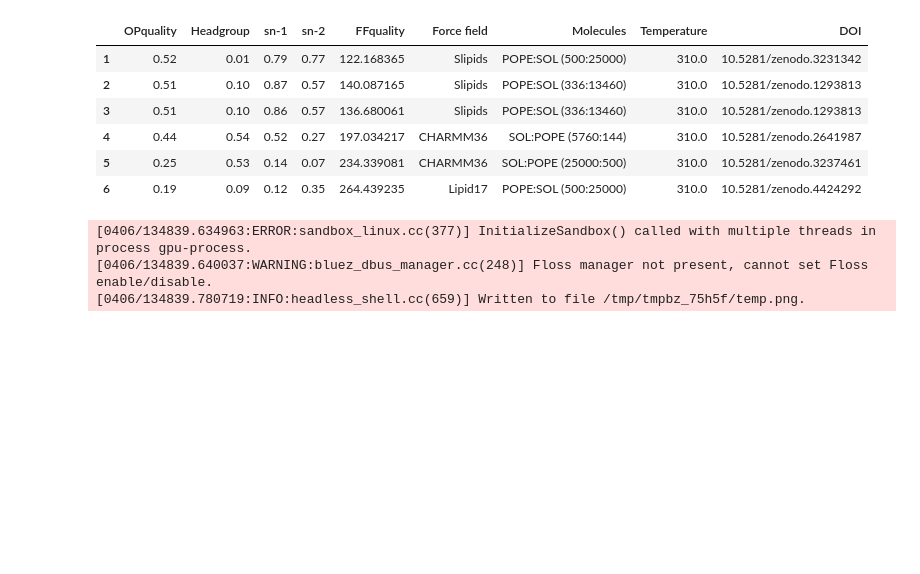
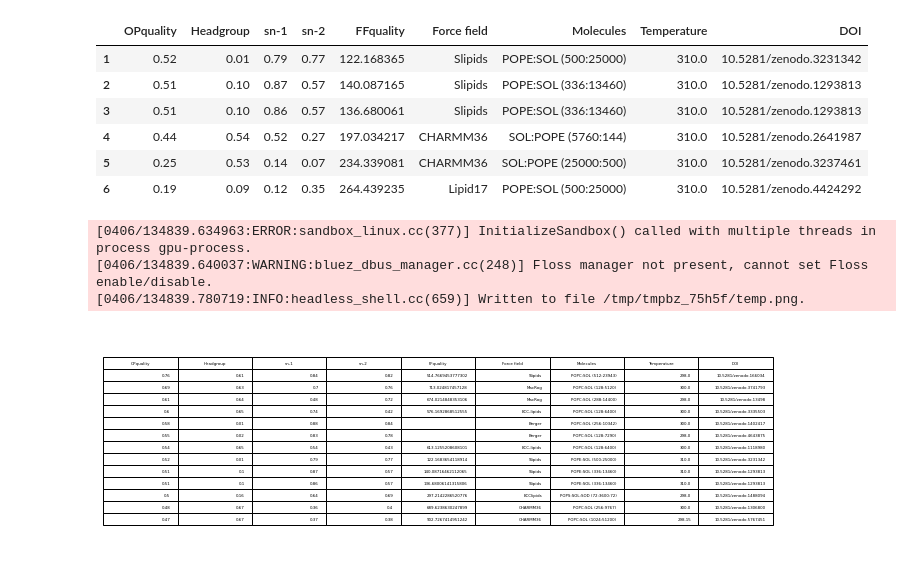
Before and after one commit to NMRLipids/DataBankManuscriptText, a Jupyter notebook: Figures/scripts/RankingTable.ipynb, the cells around one changed output. Drawn from its saved outputs; the diff is of its cells as text; code cells hidden in the pictures; blank space fills up the shorter version.

Commit message:
Update figures

```diff
--- a/Figures/scripts/RankingTable.ipynb
+++ b/Figures/scripts/RankingTable.ipynb
@@ -251,3 +248,10 @@ dfi.export(TR,"TotalRankingPOPE.png")
 [0406/134839.634963:ERROR:sandbox_linux.cc(377)] InitializeSandbox() called with multiple threads in process gpu-process.
 [0406/134839.640037:WARNING:bluez_dbus_manager.cc(248)] Floss manager not present, cannot set Floss enable/disable.
 [0406/134839.780719:INFO:headless_shell.cc(659)] Written to file /tmp/tmpbz_75h5f/temp.png.
+# %%
+fig, ax =plt.subplots(figsize=(12,4))
+ax.axis('tight')
+ax.axis('off')
+the_table = ax.table(cellText=TR.values,colLabels=TR.columns,loc='center')
+# %% [output]
+[figure, added]
```
Also changed, not shown: parts of 10 cells of this notebook, 2 other files.
